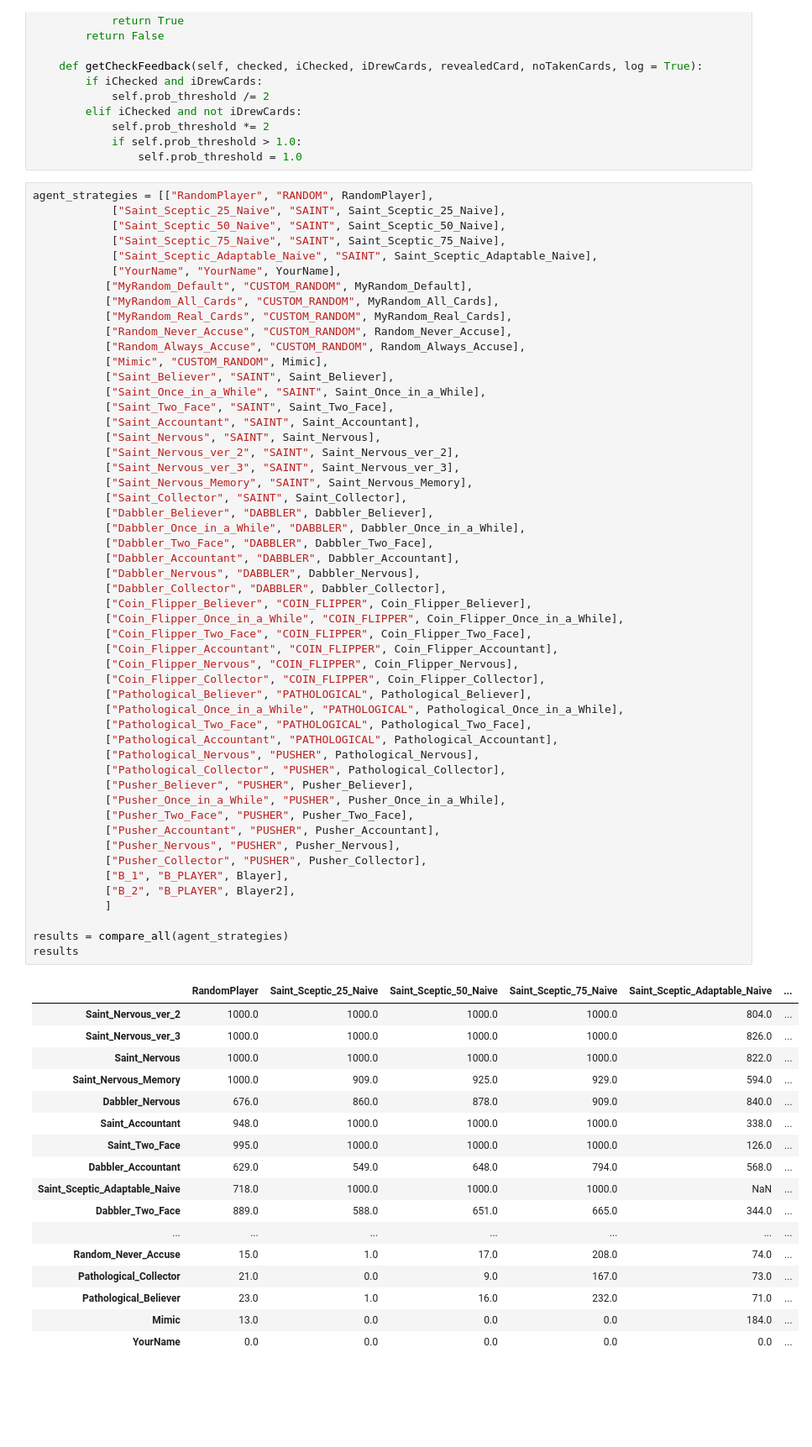
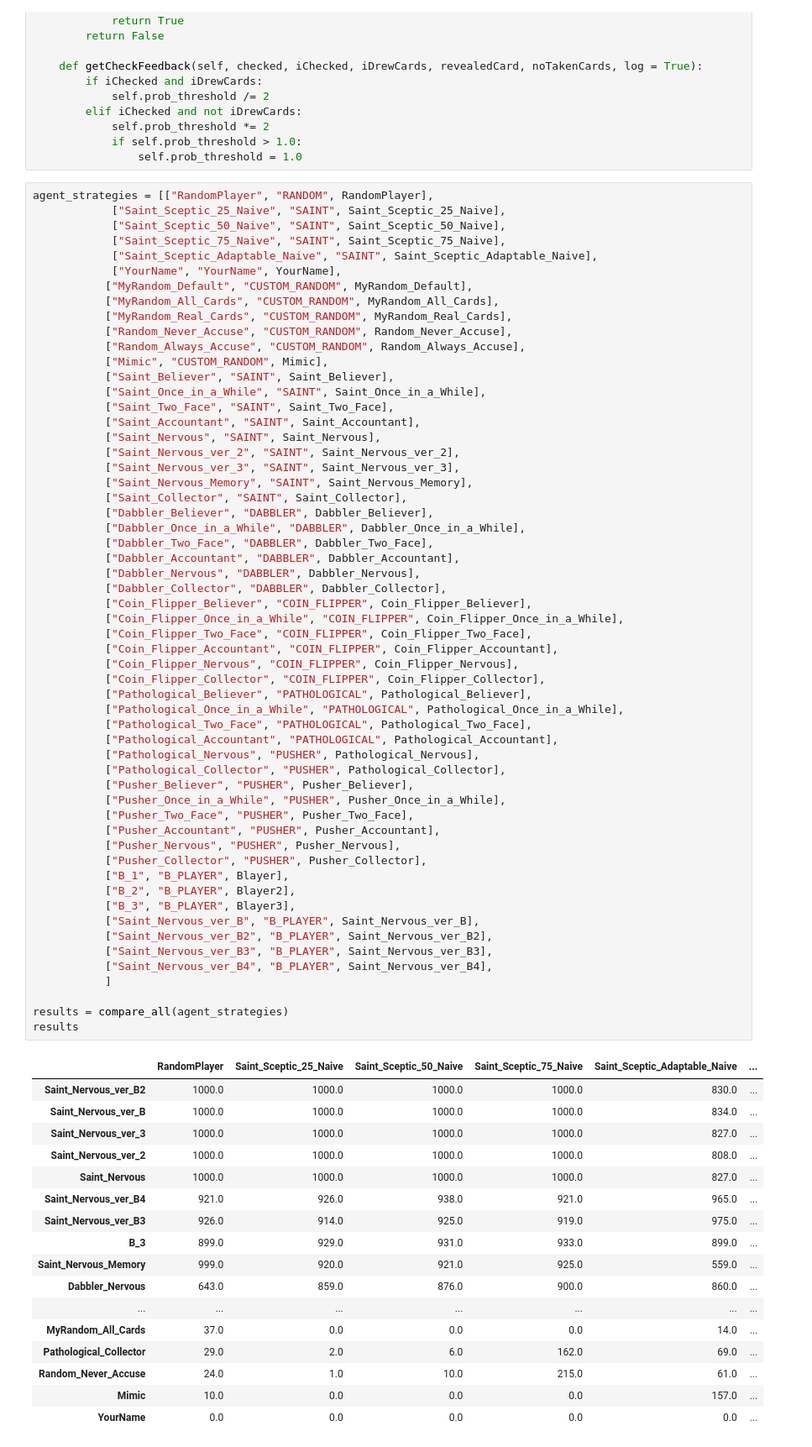
Before and after one commit to MatTheTab/Decision_Analysis, a Jupyter notebook: Project_4/comparator.ipynb, the cells around one changed output. Shown at 84% size. Drawn from its saved outputs; the diff is of its cells as text; blank space fills up the shorter version.

Commit message:
Add new players

```diff
--- a/Project_4/comparator.ipynb
+++ b/Project_4/comparator.ipynb
@@ -509,46 +509,51 @@ agent_strategies = [["RandomPlayer", "RANDOM", RandomPlayer],
            ["Dabbler_Two_Face", "DABBLER", Dabbler_Two_Face],
            ["Dabbler_Accountant", "DABBLER", Dabbler_Accountant],
            ["Dabbler_Nervous", "DABBLER", Dabbler_Nervous],
            ["Dabbler_Collector", "DABBLER", Dabbler_Collector],
            ["Coin_Flipper_Believer", "COIN_FLIPPER", Coin_Flipper_Believer],
            ["Coin_Flipper_Once_in_a_While", "COIN_FLIPPER", Coin_Flipper_Once_in_a_While],
            ["Coin_Flipper_Two_Face", "COIN_FLIPPER", Coin_Flipper_Two_Face],
            ["Coin_Flipper_Accountant", "COIN_FLIPPER", Coin_Flipper_Accountant],
            ["Coin_Flipper_Nervous", "COIN_FLIPPER", Coin_Flipper_Nervous],
            ["Coin_Flipper_Collector", "COIN_FLIPPER", Coin_Flipper_Collector],
            ["Pathological_Believer", "PATHOLOGICAL", Pathological_Believer],
            ["Pathological_Once_in_a_While", "PATHOLOGICAL", Pathological_Once_in_a_While],
            ["Pathological_Two_Face", "PATHOLOGICAL", Pathological_Two_Face],
            ["Pathological_Accountant", "PATHOLOGICAL", Pathological_Accountant],
            ["Pathological_Nervous", "PUSHER", Pathological_Nervous],
            ["Pathological_Collector", "PUSHER", Pathological_Collector],
            ["Pusher_Believer", "PUSHER", Pusher_Believer],
            ["Pusher_Once_in_a_While", "PUSHER", Pusher_Once_in_a_While],
            ["Pusher_Two_Face", "PUSHER", Pusher_Two_Face],
            ["Pusher_Accountant", "PUSHER", Pusher_Accountant],
            ["Pusher_Nervous", "PUSHER", Pusher_Nervous],
            ["Pusher_Collector", "PUSHER", Pusher_Collector],
            ["B_1", "B_PLAYER", Blayer],
            ["B_2", "B_PLAYER", Blayer2],
+           ["B_3", "B_PLAYER", Blayer3],
+           ["Saint_Nervous_ver_B", "B_PLAYER", Saint_Nervous_ver_B],
+           ["Saint_Nervous_ver_B2", "B_PLAYER", Saint_Nervous_ver_B2],
+           ["Saint_Nervous_ver_B3", "B_PLAYER", Saint_Nervous_ver_B3],
+           ["Saint_Nervous_ver_B4", "B_PLAYER", Saint_Nervous_ver_B4],
            ]
 
 results = compare_all(agent_strategies)
 results
 # %% [output]
 |  | RandomPlayer | Saint_Sceptic_25_Naive | Saint_Sceptic_50_Naive | Saint_Sceptic_75_Naive | Saint_Sceptic_Adaptable_Naive | ... |
-| Saint_Nervous_ver_2 | 1000.0 | 1000.0 | 1000.0 | 1000.0 | 804.0 | ... |
-| Saint_Nervous_ver_3 | 1000.0 | 1000.0 | 1000.0 | 1000.0 | 826.0 | ... |
-| Saint_Nervous | 1000.0 | 1000.0 | 1000.0 | 1000.0 | 822.0 | ... |
-| Saint_Nervous_Memory | 1000.0 | 909.0 | 925.0 | 929.0 | 594.0 | ... |
-| Dabbler_Nervous | 676.0 | 860.0 | 878.0 | 909.0 | 840.0 | ... |
-| Saint_Accountant | 948.0 | 1000.0 | 1000.0 | 1000.0 | 338.0 | ... |
-| Saint_Two_Face | 995.0 | 1000.0 | 1000.0 | 1000.0 | 126.0 | ... |
-| Dabbler_Accountant | 629.0 | 549.0 | 648.0 | 794.0 | 568.0 | ... |
-| Saint_Sceptic_Adaptable_Naive | 718.0 | 1000.0 | 1000.0 | 1000.0 | NaN | ... |
-| Dabbler_Two_Face | 889.0 | 588.0 | 651.0 | 665.0 | 344.0 | ... |
+| Saint_Nervous_ver_B2 | 1000.0 | 1000.0 | 1000.0 | 1000.0 | 830.0 | ... |
+| Saint_Nervous_ver_B | 1000.0 | 1000.0 | 1000.0 | 1000.0 | 834.0 | ... |
+| Saint_Nervous_ver_3 | 1000.0 | 1000.0 | 1000.0 | 1000.0 | 827.0 | ... |
+| Saint_Nervous_ver_2 | 1000.0 | 1000.0 | 1000.0 | 1000.0 | 808.0 | ... |
+| Saint_Nervous | 1000.0 | 1000.0 | 1000.0 | 1000.0 | 827.0 | ... |
+| Saint_Nervous_ver_B4 | 921.0 | 926.0 | 938.0 | 921.0 | 965.0 | ... |
+| Saint_Nervous_ver_B3 | 926.0 | 914.0 | 925.0 | 919.0 | 975.0 | ... |
+| B_3 | 899.0 | 929.0 | 931.0 | 933.0 | 899.0 | ... |
+| Saint_Nervous_Memory | 999.0 | 920.0 | 921.0 | 925.0 | 559.0 | ... |
+| Dabbler_Nervous | 643.0 | 859.0 | 876.0 | 900.0 | 860.0 | ... |
 | ... | ... | ... | ... | ... | ... | ... |
-| Random_Never_Accuse | 15.0 | 1.0 | 17.0 | 208.0 | 74.0 | ... |
-| Pathological_Collector | 21.0 | 0.0 | 9.0 | 167.0 | 73.0 | ... |
-| Pathological_Believer | 23.0 | 1.0 | 16.0 | 232.0 | 71.0 | ... |
-| Mimic | 13.0 | 0.0 | 0.0 | 0.0 | 184.0 | ... |
+| MyRandom_All_Cards | 37.0 | 0.0 | 0.0 | 0.0 | 14.0 | ... |
+| Pathological_Collector | 29.0 | 2.0 | 6.0 | 162.0 | 69.0 | ... |
+| Random_Never_Accuse | 24.0 | 1.0 | 10.0 | 215.0 | 61.0 | ... |
+| Mimic | 10.0 | 0.0 | 0.0 | 0.0 | 157.0 | ... |
 | YourName | 0.0 | 0.0 | 0.0 | 0.0 | 0.0 | ... |
```
Also changed, not shown: parts of 4 cells of this notebook, 1 other file.
